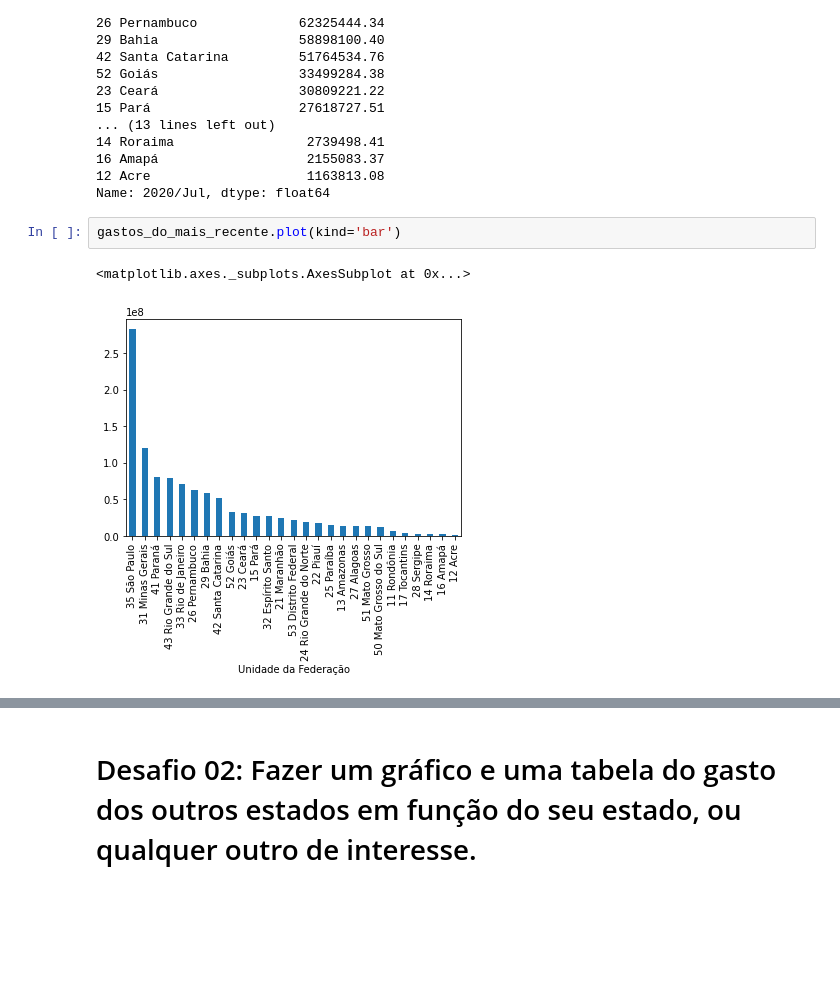
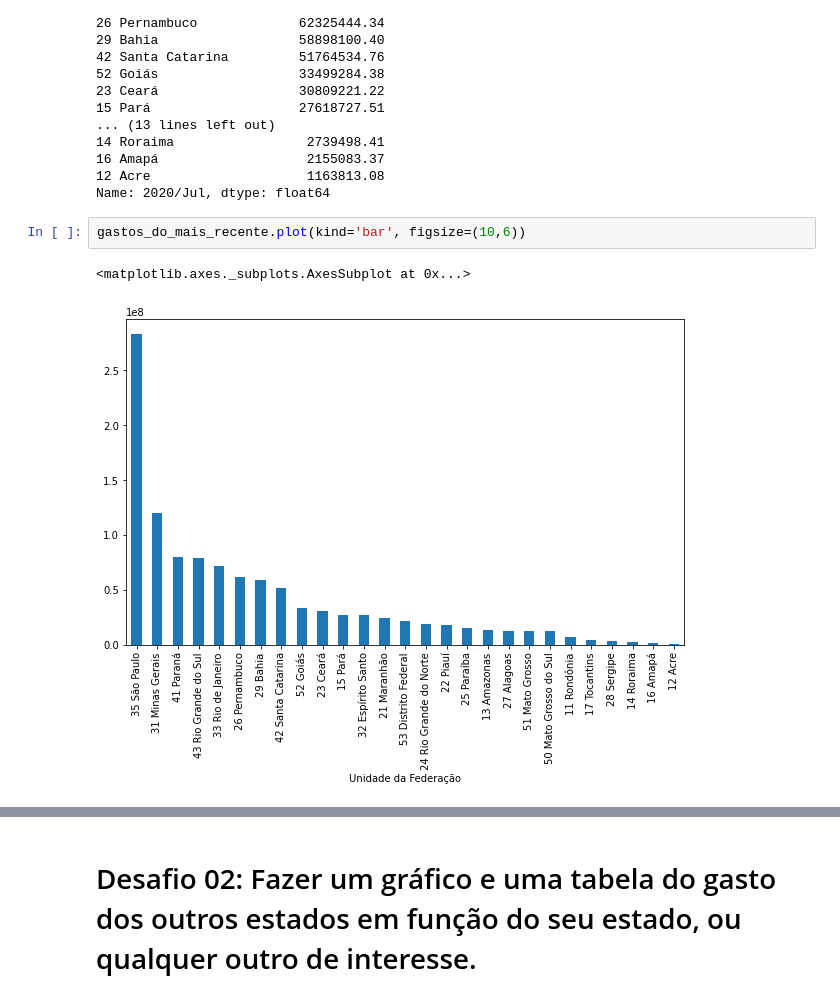
Before and after one commit to didi-a-p/BootcampDataScienceAlura, a Jupyter notebook: Analisando dados da saúde com Python e Pandas/Desafios em notebooks separados/Desafios_Aula_5_Pandas.ipynb, the cells around one changed output, grey strips where cells are left out. Drawn from its saved outputs; the diff is of its cells as text; blank space fills up the shorter version.

```diff
--- a/Analisando dados da saúde com Python e Pandas/Desafios em notebooks separados/Desafios_Aula_5_Pandas.ipynb
+++ b/Analisando dados da saúde com Python e Pandas/Desafios em notebooks separados/Desafios_Aula_5_Pandas.ipynb
@@ -79,8 +79,8 @@ Unidade da Federação
 12 Acre                    1163813.08
 Name: 2020/Jul, dtype: float64
 # %%
-gastos_do_mais_recente.plot(kind='bar')
+gastos_do_mais_recente.plot(kind='bar', figsize=(10,6))
 # %% [output]
 <matplotlib.axes._subplots.AxesSubplot at 0x...>
-[figure, old version]
+[figure, new version]
 # %%
```
Also changed, not shown: parts of 4 cells of this notebook.
